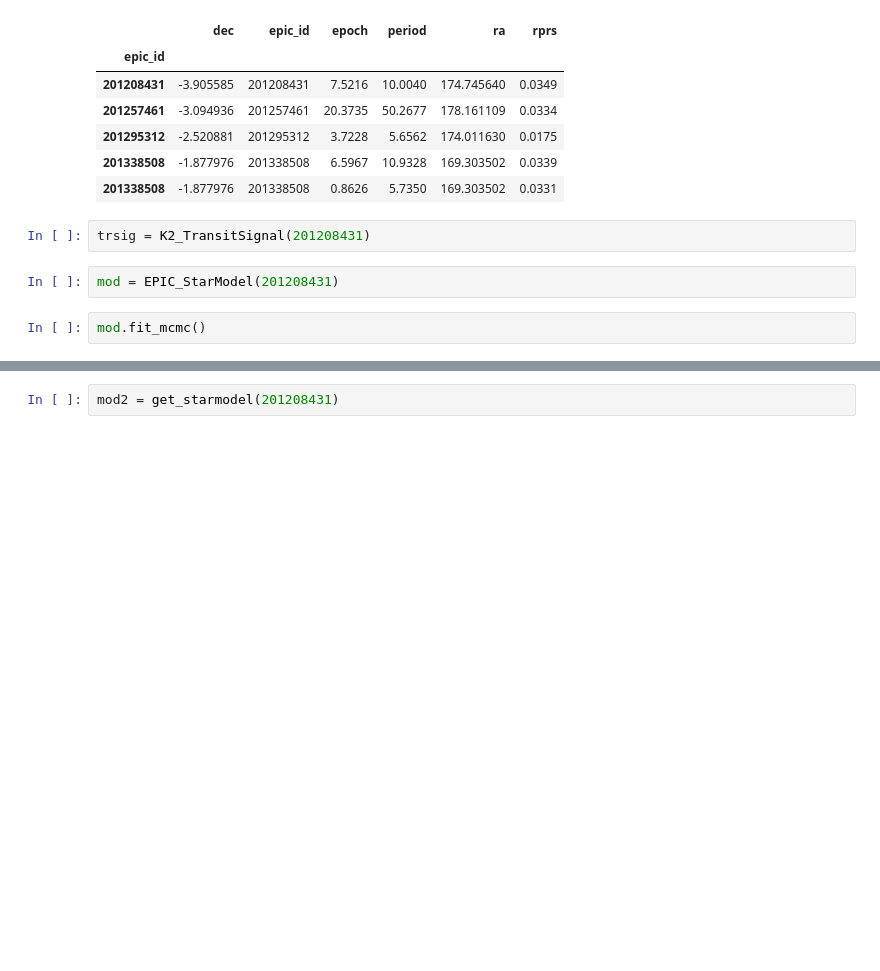
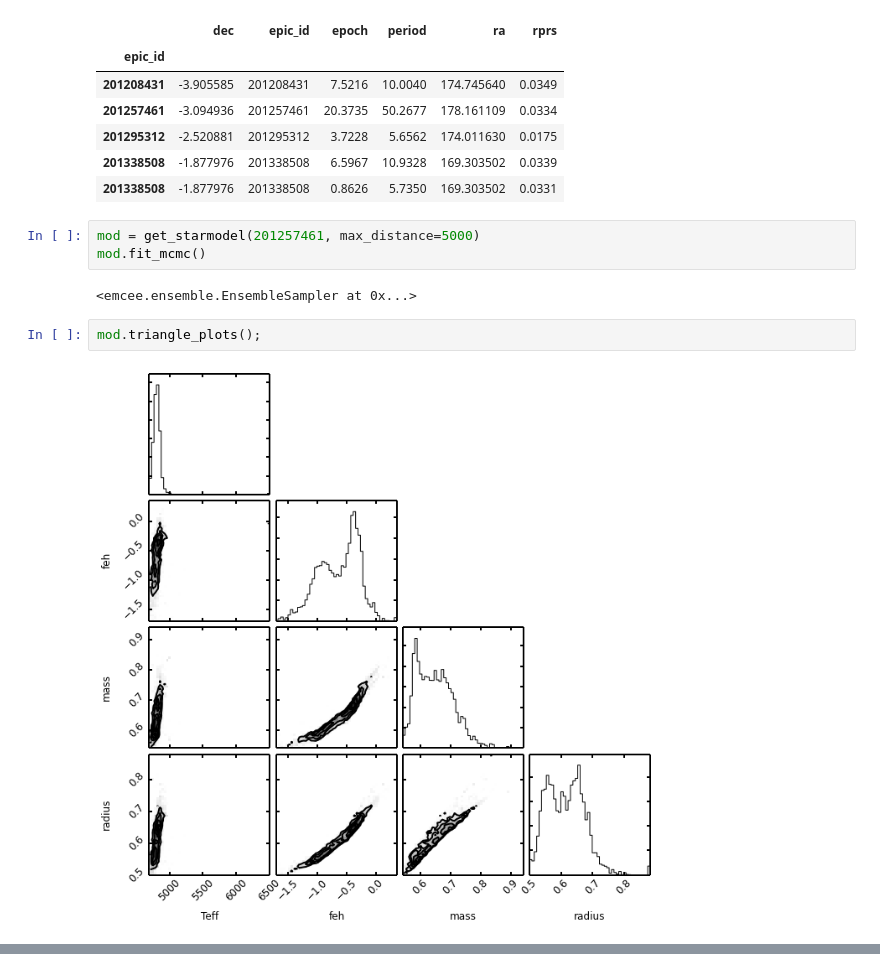
Before and after one commit to benmontet/k2-characterization, a Jupyter notebook: fpp/test.ipynb, the cells around one changed output, grey strips where cells are left out. Cells and saved outputs as stored; diff of their text form; blank space fills up the shorter version.

```diff
--- a/fpp/test.ipynb
+++ b/fpp/test.ipynb
@@ -18,9 +18,12 @@ PAPER1_TABLE.head(5)
 | 201295312 | -2.520881 | 201295312 | 3.7228 | 5.6562 | 174.011630 | 0.0175 |
 | 201338508 | -1.877976 | 201338508 | 6.5967 | 10.9328 | 169.303502 | 0.0339 |
 | 201338508 | -1.877976 | 201338508 | 0.8626 | 5.7350 | 169.303502 | 0.0331 |
-# %%
-trsig = K2_TransitSignal(201208431)
-# %%
-mod = EPIC_StarModel(201208431)
+# %%
+mod = get_starmodel(201257461, max_distance=5000)
+mod.fit_mcmc()
+# %% [output]
+<emcee.ensemble.EnsembleSampler at 0x...>
 # %%
-mod.fit_mcmc()
+mod.triangle_plots();
+# %% [output]
+[figure, added]
@@ -27,2 +30,0 @@ mod.fit_mcmc()
-# %%
-mod2 = get_starmodel(201208431)
```
Also changed, not shown: parts of 10 cells of this notebook, 4 other files.
